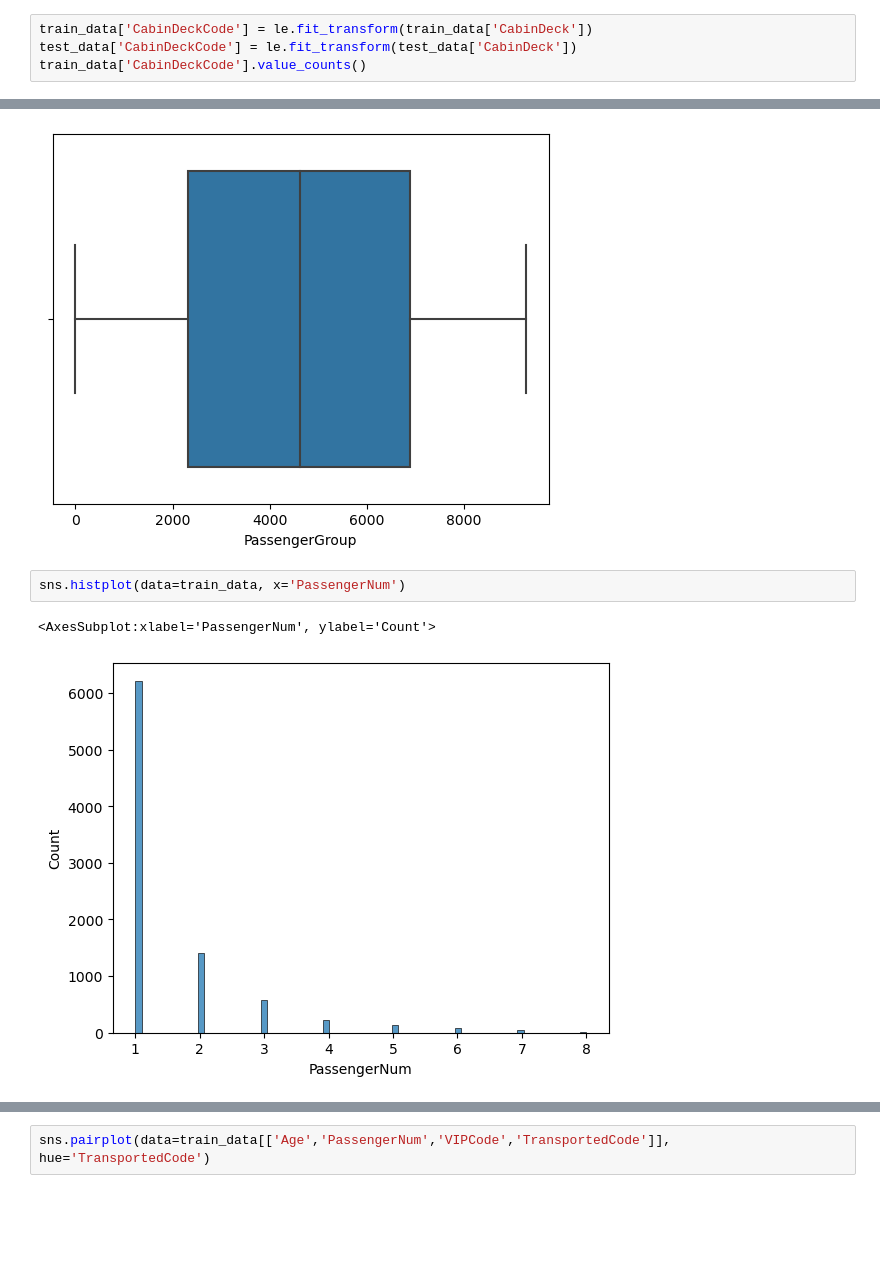
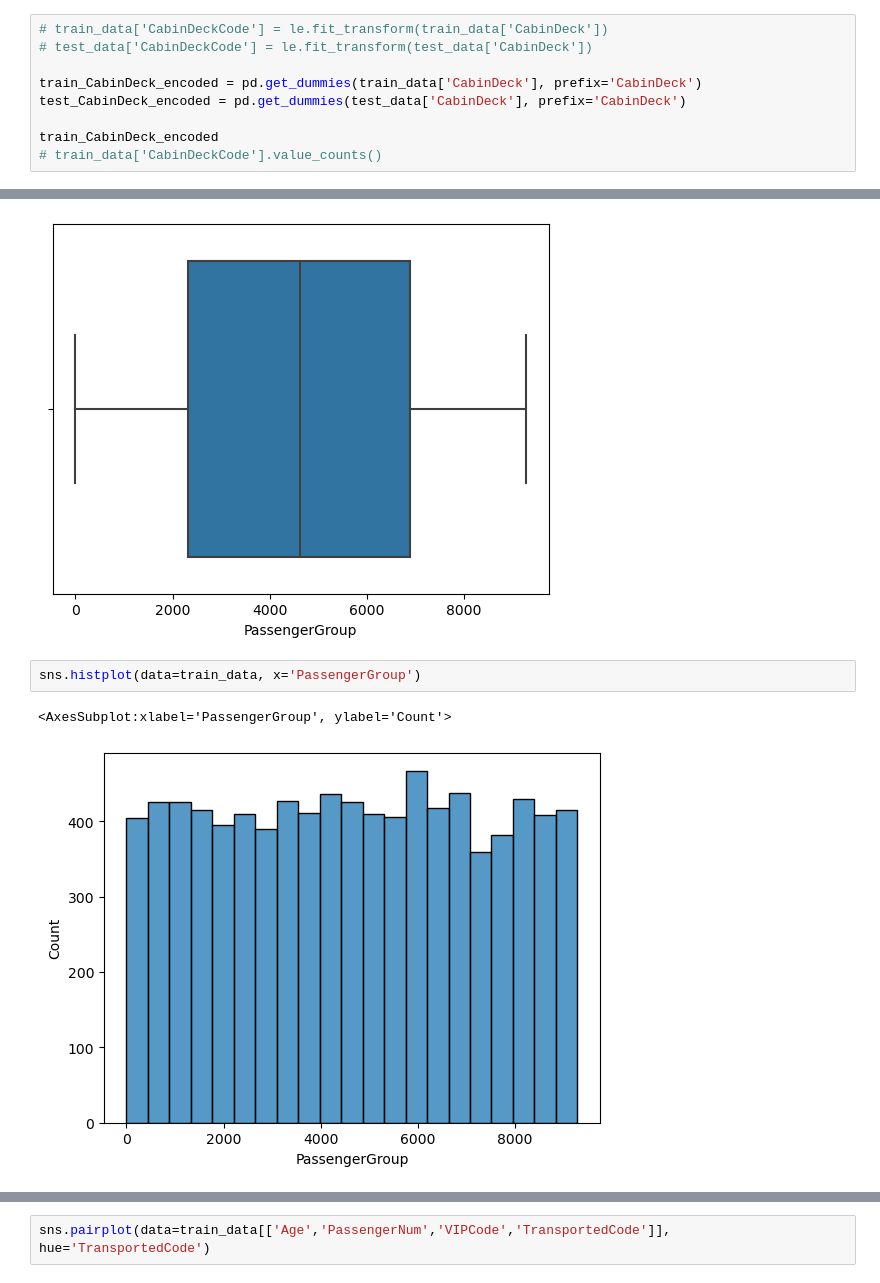
Before and after one commit to kartikgupta89/datascience-kaggle, a Jupyter notebook: c2-spaceship-titanic.ipynb, the cells around one changed output, grey strips where cells are left out. Saved outputs shown, nothing was run; the diff lists cells and outputs as text; blank space fills up the shorter version.

```diff
--- a/c2-spaceship-titanic.ipynb
+++ b/c2-spaceship-titanic.ipynb
@@ -274,7 +274,12 @@ A     256
 T       5
 Name: CabinDeck, dtype: int64
 # %%
-train_data['CabinDeckCode'] = le.fit_transform(train_data['CabinDeck'])
-test_data['CabinDeckCode'] = le.fit_transform(test_data['CabinDeck'])
-train_data['CabinDeckCode'].value_counts()
+# train_data['CabinDeckCode'] = le.fit_transform(train_data['CabinDeck'])
+# test_data['CabinDeckCode'] = le.fit_transform(test_data['CabinDeck'])
+
+train_CabinDeck_encoded = pd.get_dummies(train_data['CabinDeck'], prefix='CabinDeck')
+test_CabinDeck_encoded = pd.get_dummies(test_data['CabinDeck'], prefix='CabinDeck')
+
+train_CabinDeck_encoded
+# train_data['CabinDeckCode'].value_counts()
 # %% [output]
@@ -390,7 +397,7 @@ sns.boxplot(data=train_data, x='PassengerGroup')
 <AxesSubplot:xlabel='PassengerGroup'>
 [figure]
 # %%
-sns.histplot(data=train_data, x='PassengerNum')
+sns.histplot(data=train_data, x='PassengerGroup')
 # %% [output]
-<AxesSubplot:xlabel='PassengerNum', ylabel='Count'>
+<AxesSubplot:xlabel='PassengerGroup', ylabel='Count'>
-[figure, old version]
+[figure, new version]
```
Also changed, not shown: parts of 27 cells of this notebook.
